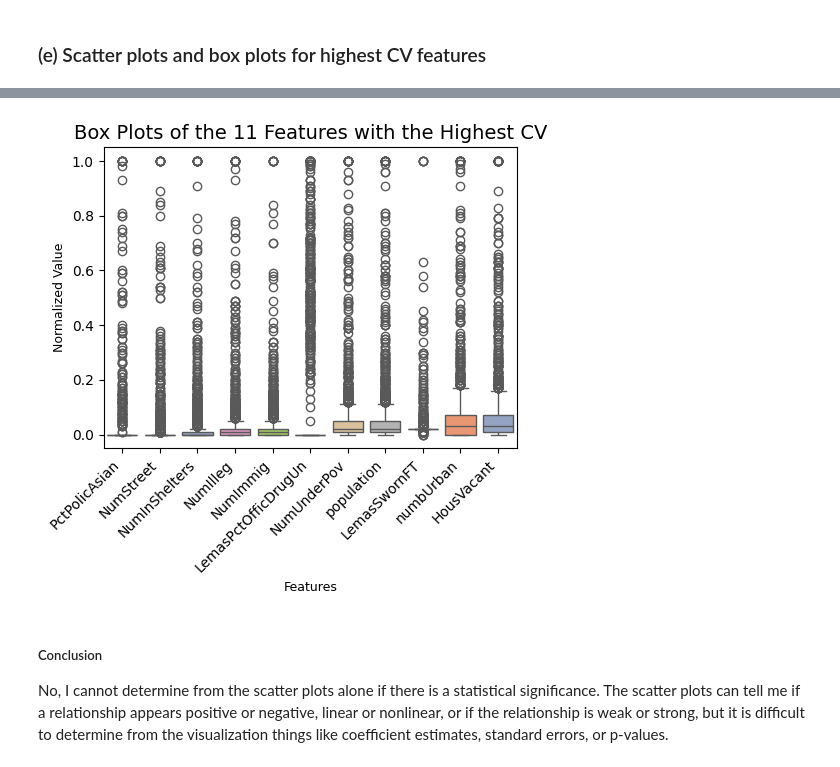
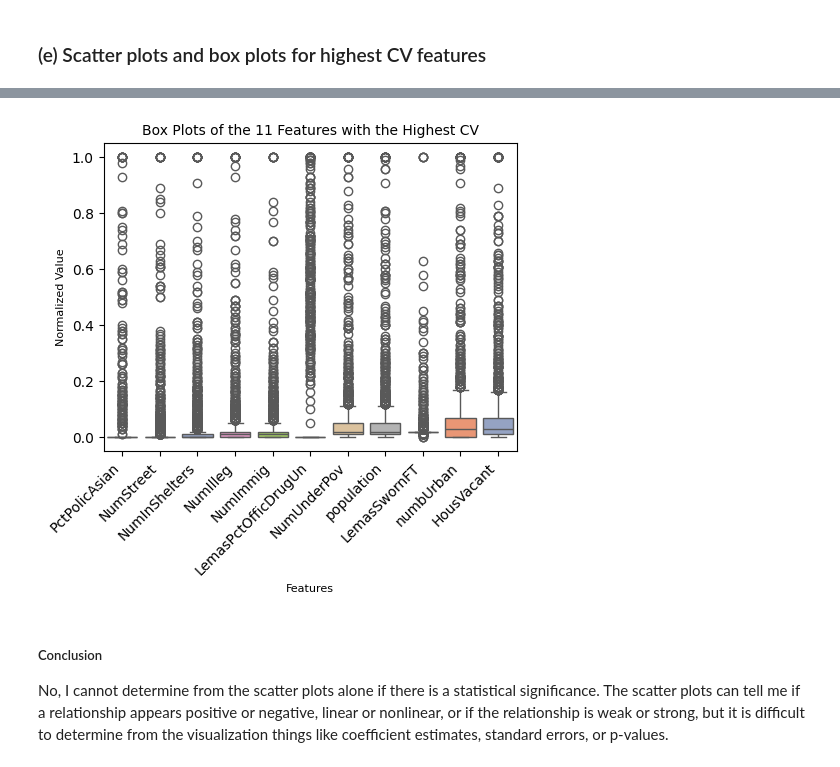
Before and after one commit to gblombach/DSCI-552_Homework_5, a Jupyter notebook: notebooks/Blombach_George_HW5.ipynb, the cells around one changed output, grey strips where cells are left out. Saved outputs shown, nothing was run; the diff lists cells and outputs as text; code cells hidden in the pictures.

```diff
--- a/notebooks/Blombach_George_HW5.ipynb
+++ b/notebooks/Blombach_George_HW5.ipynb
@@ -372,15 +343,15 @@ plt.show()
 # %%
 # make box plot with all 11 features
 plt.figure(figsize=(5, 5))
 sns.boxplot(data=X_imputed[top_11_features], palette="Set2")
-plt.title("Box Plots of the 11 Features with the Highest CV",fontsize=14)
-plt.xlabel("Features", fontsize=9)
-plt.ylabel("Normalized Value", fontsize=9)
+plt.title("Box Plots of the 11 Features with the Highest CV",fontsize=10)
+plt.xlabel("Features", fontsize=8)
+plt.ylabel("Normalized Value", fontsize=8)
 plt.xticks(rotation=45,ha="right")
 plt.tight_layout()
 plt.show()
 # %% [output]
-[figure, old version]
+[figure, new version]
 # %% [markdown]
 ##### Conclusion
 No, I cannot determine from the scatter plots alone if there is a statistical significance.
```
Also changed, not shown: parts of 18 cells of this notebook, 2 other files.
